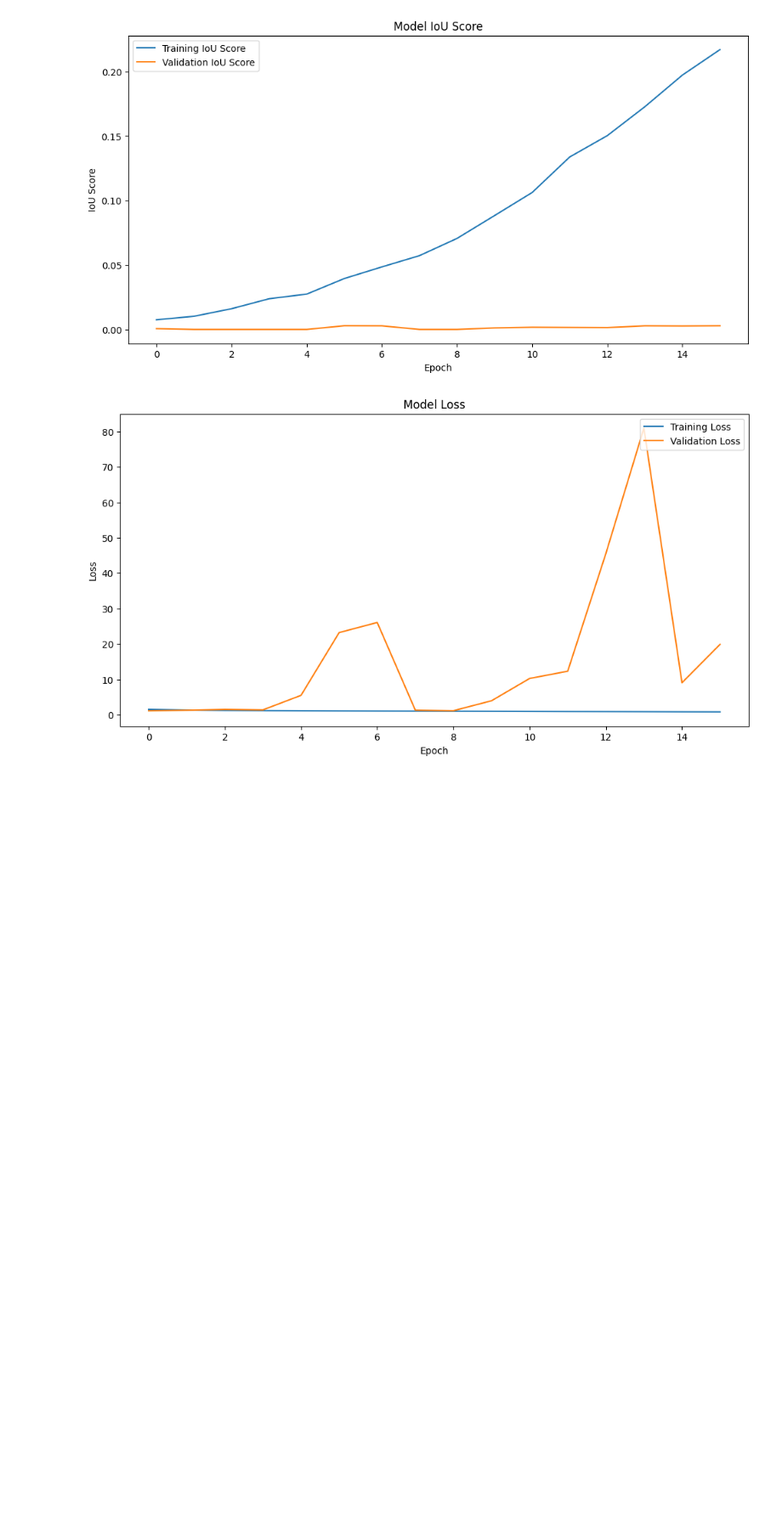
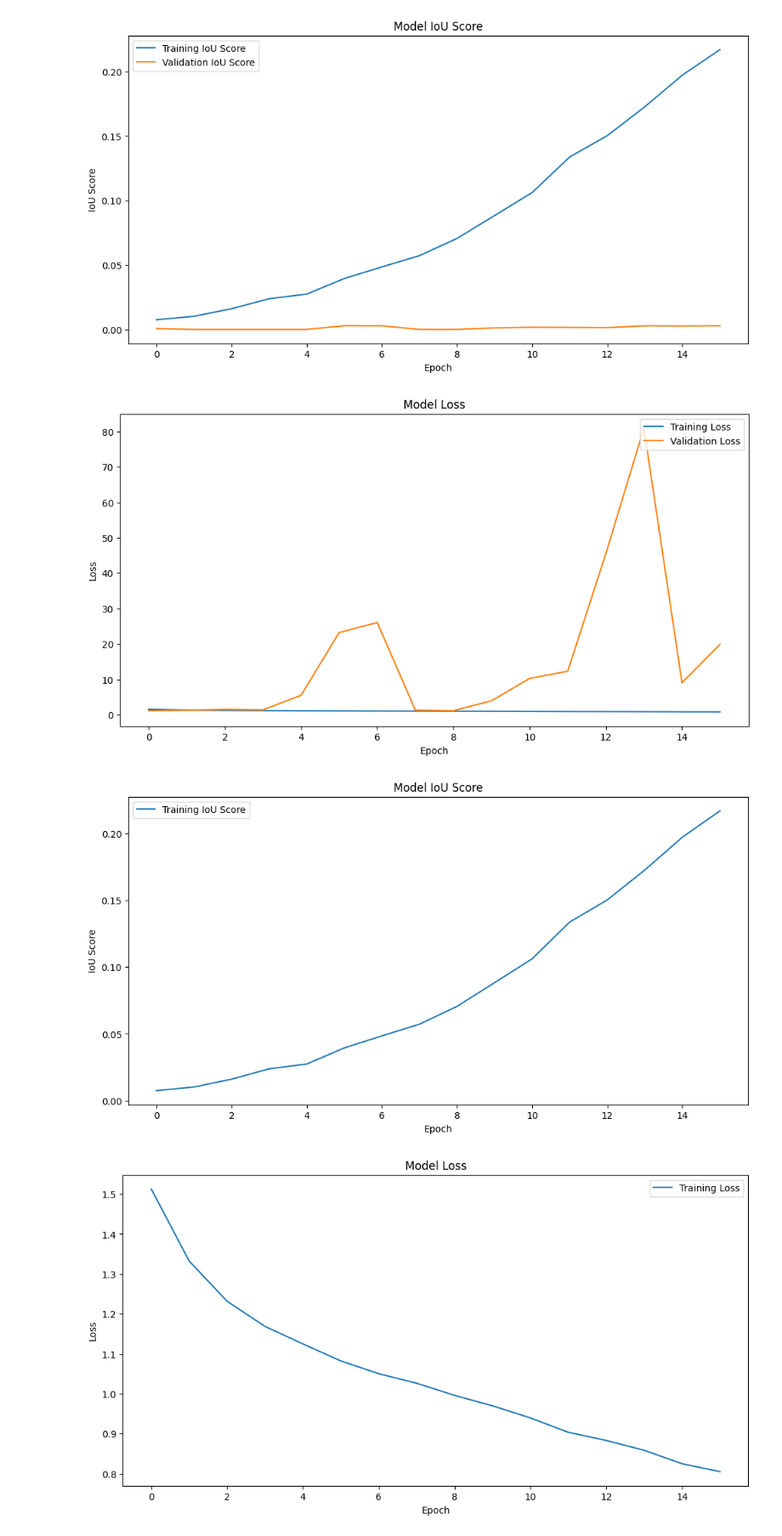
Before and after one commit to purky99/Diplomski, a Jupyter notebook: Untitled16.ipynb, the cells around one changed output. Shown at 85% size. Saved outputs shown, nothing was run; the diff lists cells and outputs as text; code cells hidden in the pictures; blank space fills up the shorter version.

```diff
--- a/Untitled16.ipynb
+++ b/Untitled16.ipynb
@@ -288,3 +288,28 @@ plt.show()
 # %% [output]
 [figure]
 [figure]
+# %%
+import matplotlib.pyplot as plt
+
+# Plot training & validation IoU scores
+plt.figure(figsize=(12, 6))
+plt.plot(history.history['iou_score'], label='Training IoU Score')
+#plt.plot(history.history['val_iou_score'], label='Validation IoU Score')
+plt.title('Model IoU Score')
+plt.ylabel('IoU Score')
+plt.xlabel('Epoch')
+plt.legend(loc='upper left')
+plt.show()
+
+# Plot training & validation loss values
+plt.figure(figsize=(12, 6))
+plt.plot(history.history['loss'], label='Training Loss')
+#plt.plot(history.history['val_loss'], label='Validation Loss')
+plt.title('Model Loss')
+plt.ylabel('Loss')
+plt.xlabel('Epoch')
+plt.legend(loc='upper right')
+plt.show()
+# %% [output]
+[figure, added]
+[figure, added]
```
